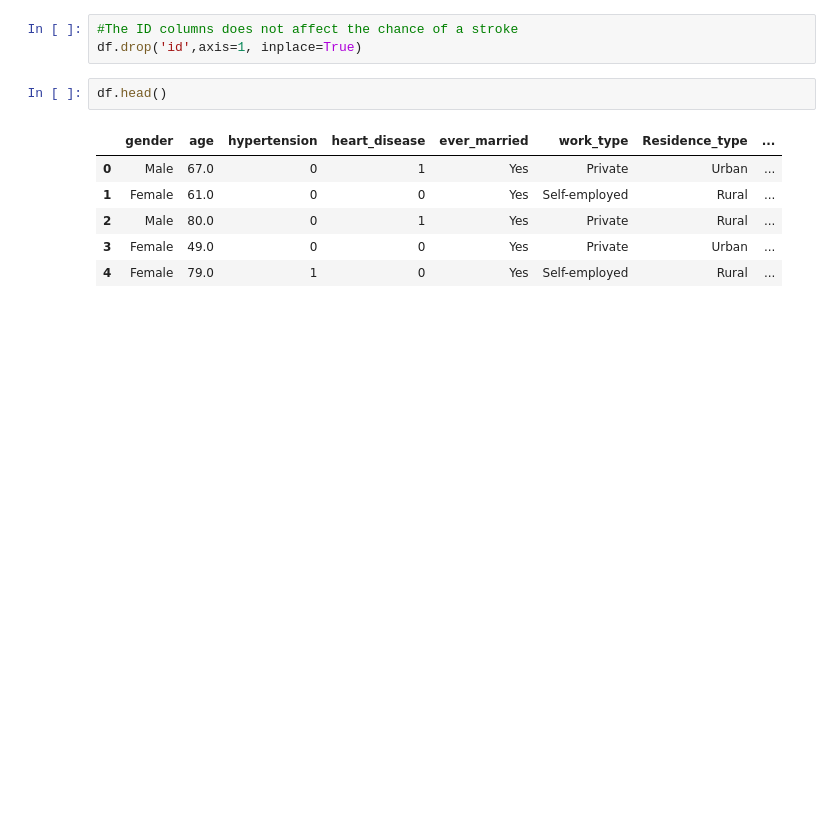
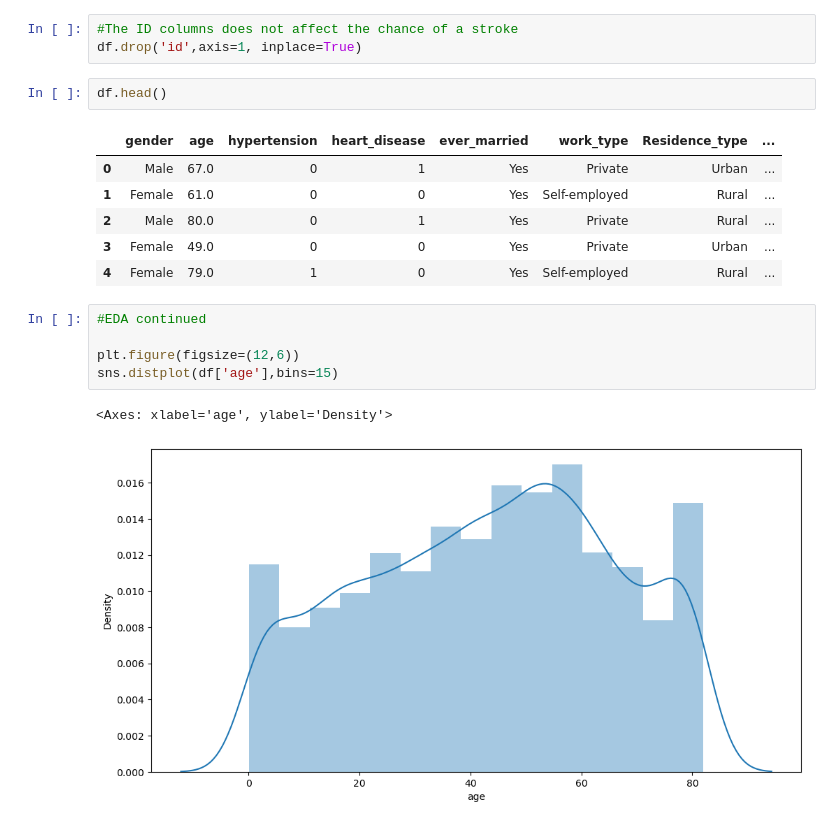
Before and after one commit to DevLenin06/Stroke-Prediction-Model, a Jupyter notebook: Stroke_Prediction_Model.ipynb, the cells around one changed output. Drawn from its saved outputs; the diff is of its cells as text; blank space fills up the shorter version.

```diff
--- a/Stroke_Prediction_Model.ipynb
+++ b/Stroke_Prediction_Model.ipynb
@@ -90,3 +90,11 @@ df.head()
 | 2 | Male | 80.0 | 0 | 1 | Yes | Private | Rural | ... |
 | 3 | Female | 49.0 | 0 | 0 | Yes | Private | Urban | ... |
 | 4 | Female | 79.0 | 1 | 0 | Yes | Self-employed | Rural | ... |
+# %%
+#EDA continued
+
+plt.figure(figsize=(12,6))
+sns.distplot(df['age'],bins=15)
+# %% [output]
+<Axes: xlabel='age', ylabel='Density'>
+[figure, added]
```
Also changed, not shown: parts of 4 cells of this notebook.
